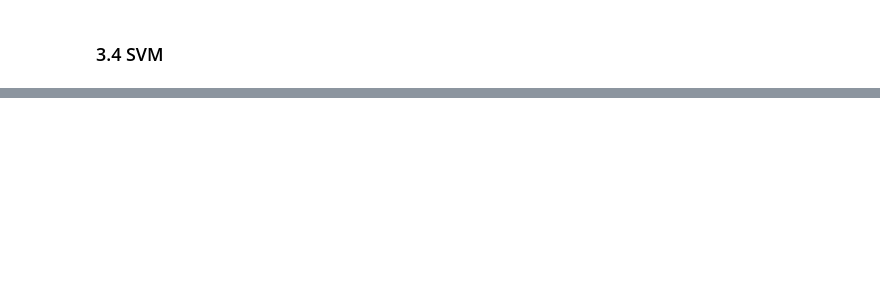
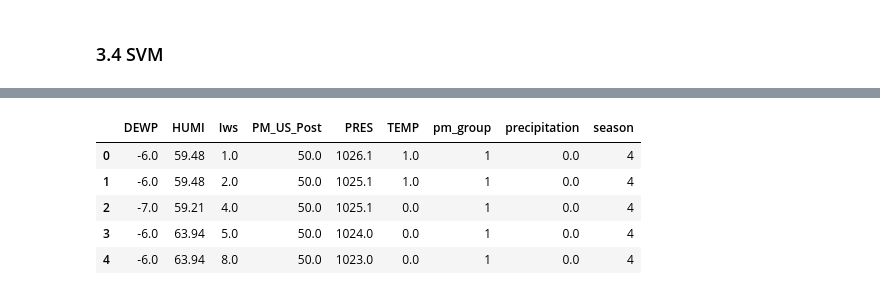
Before and after one commit to KiyoshiKAWASAKI/FDS_project_17Fall, a Jupyter notebook: FDS_JH.ipynb, the cells around one changed output, grey strips where cells are left out. Saved outputs shown, nothing was run; the diff lists cells and outputs as text; code cells hidden in the pictures; blank space fills up the shorter version.

```diff
--- a/FDS_JH.ipynb
+++ b/FDS_JH.ipynb
@@ -250,7 +281,7 @@ num_of_neigh = [1, 3, 5, 10, 15, 50, 65, 70, 100]
 
 for i in num_of_neigh:
     neigh = neighbors.KNeighborsClassifier(n_neighbors=i)
-    neigh.fit(shanghai_train_new.drop('pm_group', 1), shanghai_train_new['pm_group'])
-    score = neigh.score(shanghai_valid.drop(['pm_group'], 1), shanghai_valid['pm_group'])
+    neigh.fit(shanghai_train_new, shanghai_y_train)
+    score = neigh.score(shanghai_valid, shanghai_y_test)
     print "Number of neighbours: " + str(i) + " ; Test Accuracy: " + str(score)
 # %% [output]
@@ -269,8 +300,8 @@ Number of neighbours: 100 ; Test Accuracy: 0.8873902133
 # Build model and do prediction
 from sklearn import svm
 svm_model = svm.SVC(C=0.1, kernel='linear')
-svm_model.fit(shanghai_train_new.drop('pm_group', 1), shanghai_train_new['pm_group'])
-test_accuracy_svm = svm_model.score(shanghai_valid.drop(['pm_group'], 1),  shanghai_valid['pm_group'])
+svm_model.fit(shanghai_train_new, shanghai_y_train)
+test_accuracy_svm = svm_model.score(shanghai_valid,  shanghai_y_test)
 
 print test_accuracy_svm
 # %% [output]
@@ -277,0 +329,12 @@ print test_accuracy_svm
+# %%
+# Concat the train, valid and test data
+frames = [test, train_valid_old]
+shanghai_data = pd.concat(frames)
+shanghai_data.head(5)
+# %% [output]
+|  | DEWP | HUMI | Iws | PM_US_Post | PRES | TEMP | pm_group | precipitation | season |
+| 0 | -6.0 | 59.48 | 1.0 | 50.0 | 1026.1 | 1.0 | 1 | 0.0 | 4 |
+| 1 | -6.0 | 59.48 | 2.0 | 50.0 | 1025.1 | 1.0 | 1 | 0.0 | 4 |
+| 2 | -7.0 | 59.21 | 4.0 | 50.0 | 1025.1 | 0.0 | 1 | 0.0 | 4 |
+| 3 | -6.0 | 63.94 | 5.0 | 50.0 | 1024.0 | 0.0 | 1 | 0.0 | 4 |
+| 4 | -6.0 | 63.94 | 8.0 | 50.0 | 1023.0 | 0.0 | 1 | 0.0 | 4 |
```
Also changed, not shown: parts of 27 cells of this notebook, 1 other file.
